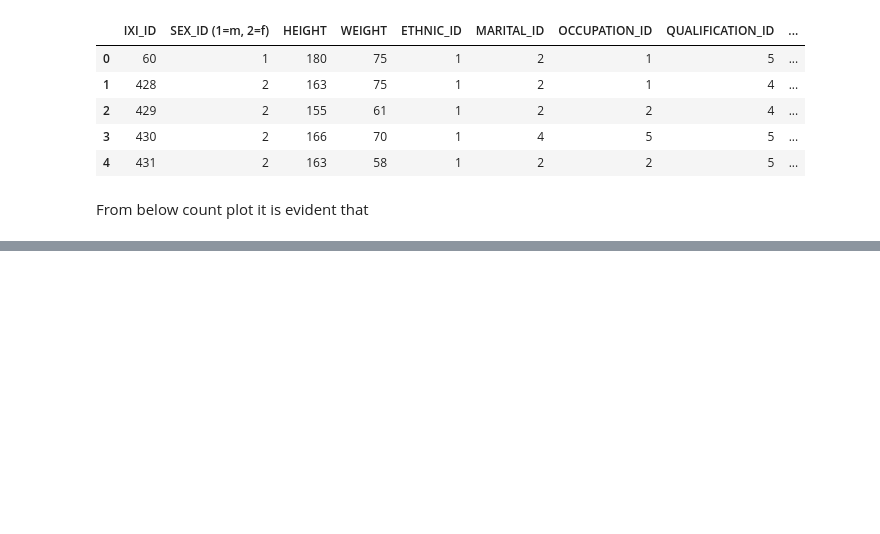
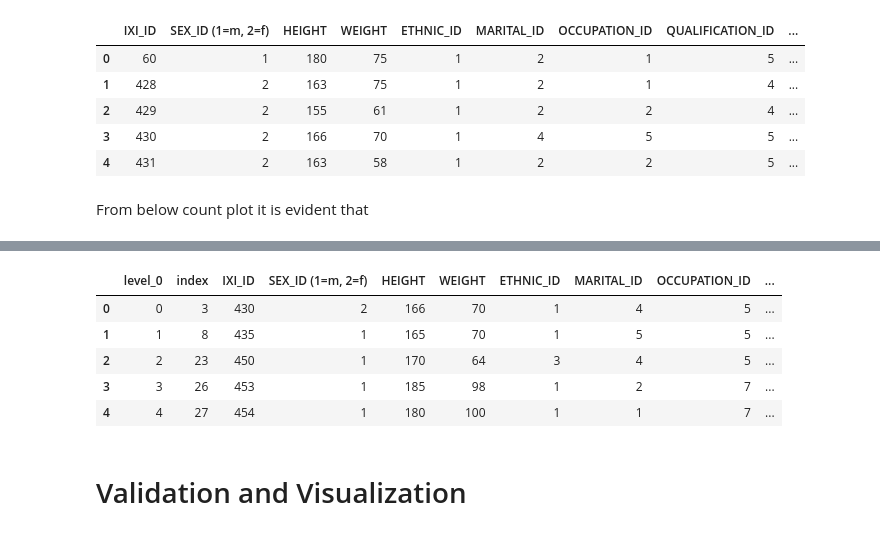
Before and after one commit to surajsrivathsa/image_registration, a Jupyter notebook: MRI_Data_Harmonization.ipynb, the cells around one changed output, grey strips where cells are left out. Saved outputs shown, nothing was run; the diff lists cells and outputs as text; code cells hidden in the pictures; blank space fills up the shorter version.

```diff
--- a/MRI_Data_Harmonization.ipynb
+++ b/MRI_Data_Harmonization.ipynb
@@ -325,0 +747,11 @@ class Dataset(Data.Dataset):
+# %%
+validation_df.reset_index(inplace=True)
+# %%
+validation_df.head()
+# %% [output]
+|  | level_0 | index | IXI_ID | SEX_ID (1=m, 2=f) | HEIGHT | WEIGHT | ETHNIC_ID | MARITAL_ID | OCCUPATION_ID | ... |
+| 0 | 0 | 3 | 430 | 2 | 166 | 70 | 1 | 4 | 5 | ... |
+| 1 | 1 | 8 | 435 | 1 | 165 | 70 | 1 | 5 | 5 | ... |
+| 2 | 2 | 23 | 450 | 1 | 170 | 64 | 3 | 4 | 5 | ... |
+| 3 | 3 | 26 | 453 | 1 | 185 | 98 | 1 | 2 | 7 | ... |
+| 4 | 4 | 27 | 454 | 1 | 180 | 100 | 1 | 1 | 7 | ... |
@@ -325,0 +760,2 @@ class Dataset(Data.Dataset):
+# %% [markdown]
+# Validation and Visualization
```
Also changed, not shown: parts of 53 cells of this notebook.
